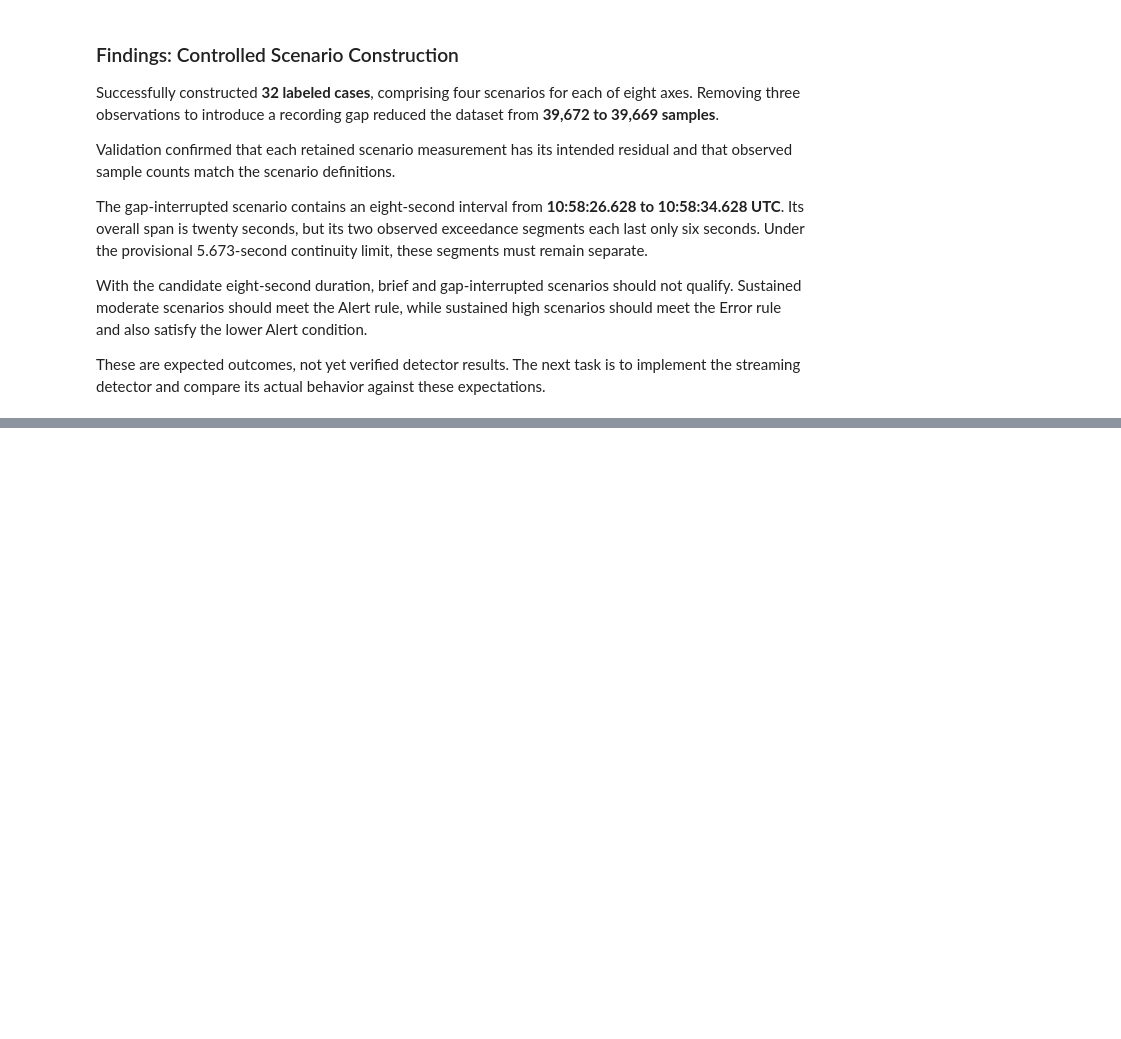
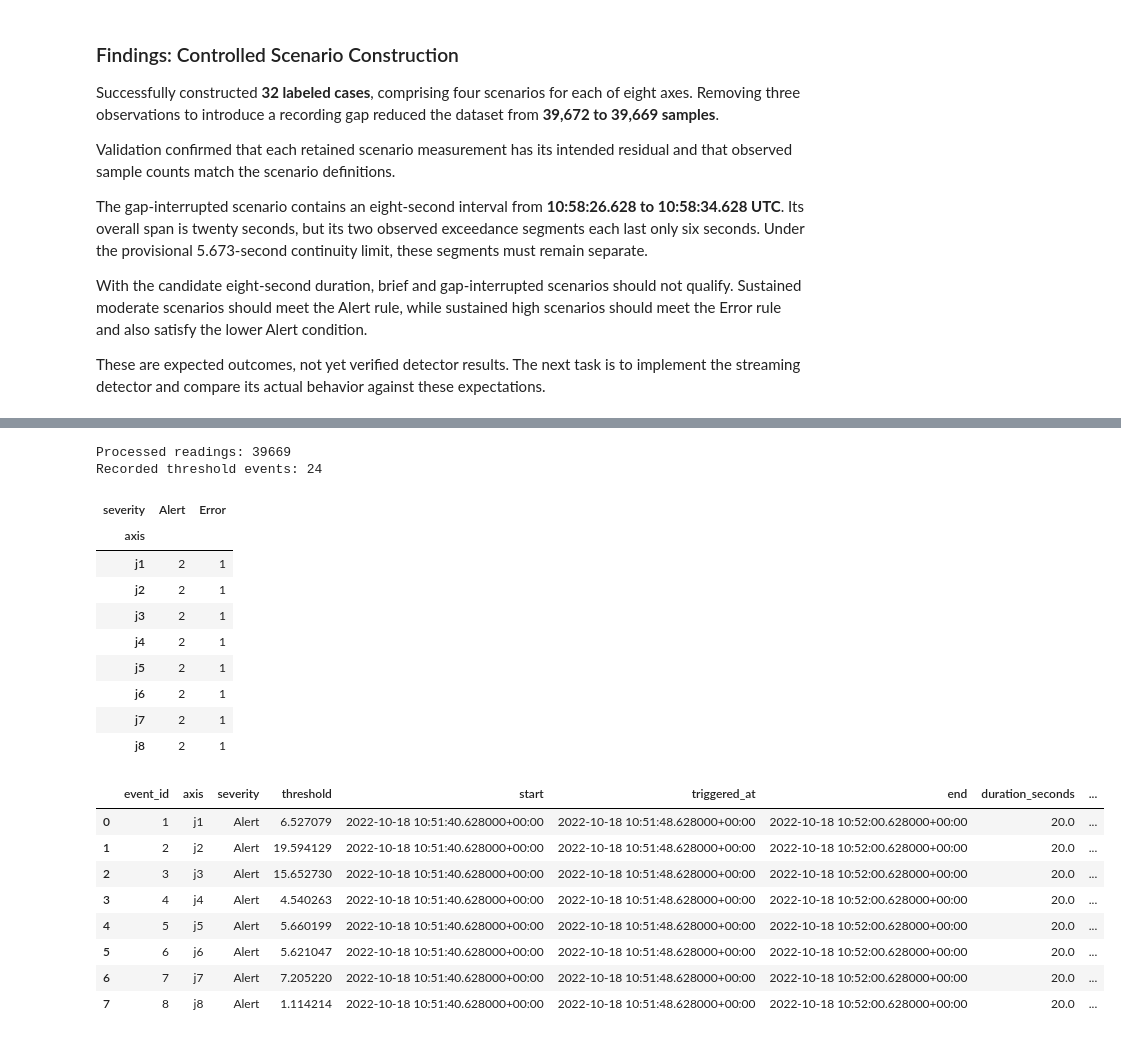
Before and after one commit to UbaidUllah777/DataStreamVisualization-regression-based-anomaly-detection, a Jupyter notebook: Regression_Anomaly_Detection.ipynb, the cells around one changed output, grey strips where cells are left out. Saved outputs shown, nothing was run; the diff lists cells and outputs as text; code cells hidden in the pictures; blank space fills up the shorter version.

```diff
--- a/Regression_Anomaly_Detection.ipynb
+++ b/Regression_Anomaly_Detection.ipynb
@@ -1173,0 +1188,54 @@ These are expected outcomes, not yet verified detector results. The next task is
+# %%
+from analysis.streaming_detector import StreamingAnomalyDetector
+
+detector = StreamingAnomalyDetector(
+    thresholds=candidate_thresholds,
+    duration_seconds=candidate_T_seconds,
+    max_gap_seconds=candidate_max_gap_seconds,
+)
+
+# Feed each observation sequentially, without using scenario labels.
+for timestamp, values in zip(
+    development_scenarios["sampled_at"],
+    scenario_residuals[JOINTS].to_numpy(),
+):
+    active_status = detector.update(
+        timestamp,
+        dict(zip(JOINTS, values)),
+    )
+
+detector.finish()
+development_events = detector.event_frame()
+
+print("Processed readings:", len(development_scenarios))
+print("Recorded threshold events:", len(development_events))
+
+display(
+    development_events.groupby(
+        ["axis", "severity"]
+    ).size().unstack(fill_value=0)
+)
+
+display(development_events.head(8))
+# %% [output]
+Processed readings: 39669
+Recorded threshold events: 24
+| severity | Alert | Error |
+| axis |  |  |
+| j1 | 2 | 1 |
+| j2 | 2 | 1 |
+| j3 | 2 | 1 |
+| j4 | 2 | 1 |
+| j5 | 2 | 1 |
+| j6 | 2 | 1 |
+| j7 | 2 | 1 |
+| j8 | 2 | 1 |
+|  | event_id | axis | severity | threshold | start | triggered_at | end | duration_seconds | ... |
+| 0 | 1 | j1 | Alert | 6.527079 | 2022-10-18 10:51:40.628000+00:00 | 2022-10-18 10:51:48.628000+00:00 | 2022-10-18 10:52:00.628000+00:00 | 20.0 | ... |
+| 1 | 2 | j2 | Alert | 19.594129 | 2022-10-18 10:51:40.628000+00:00 | 2022-10-18 10:51:48.628000+00:00 | 2022-10-18 10:52:00.628000+00:00 | 20.0 | ... |
+| 2 | 3 | j3 | Alert | 15.652730 | 2022-10-18 10:51:40.628000+00:00 | 2022-10-18 10:51:48.628000+00:00 | 2022-10-18 10:52:00.628000+00:00 | 20.0 | ... |
+| 3 | 4 | j4 | Alert | 4.540263 | 2022-10-18 10:51:40.628000+00:00 | 2022-10-18 10:51:48.628000+00:00 | 2022-10-18 10:52:00.628000+00:00 | 20.0 | ... |
+| 4 | 5 | j5 | Alert | 5.660199 | 2022-10-18 10:51:40.628000+00:00 | 2022-10-18 10:51:48.628000+00:00 | 2022-10-18 10:52:00.628000+00:00 | 20.0 | ... |
+| 5 | 6 | j6 | Alert | 5.621047 | 2022-10-18 10:51:40.628000+00:00 | 2022-10-18 10:51:48.628000+00:00 | 2022-10-18 10:52:00.628000+00:00 | 20.0 | ... |
+| 6 | 7 | j7 | Alert | 7.205220 | 2022-10-18 10:51:40.628000+00:00 | 2022-10-18 10:51:48.628000+00:00 | 2022-10-18 10:52:00.628000+00:00 | 20.0 | ... |
+| 7 | 8 | j8 | Alert | 1.114214 | 2022-10-18 10:51:40.628000+00:00 | 2022-10-18 10:51:48.628000+00:00 | 2022-10-18 10:52:00.628000+00:00 | 20.0 | ... |
```
Also changed, not shown: parts of 4 cells of this notebook, 1 other file.
